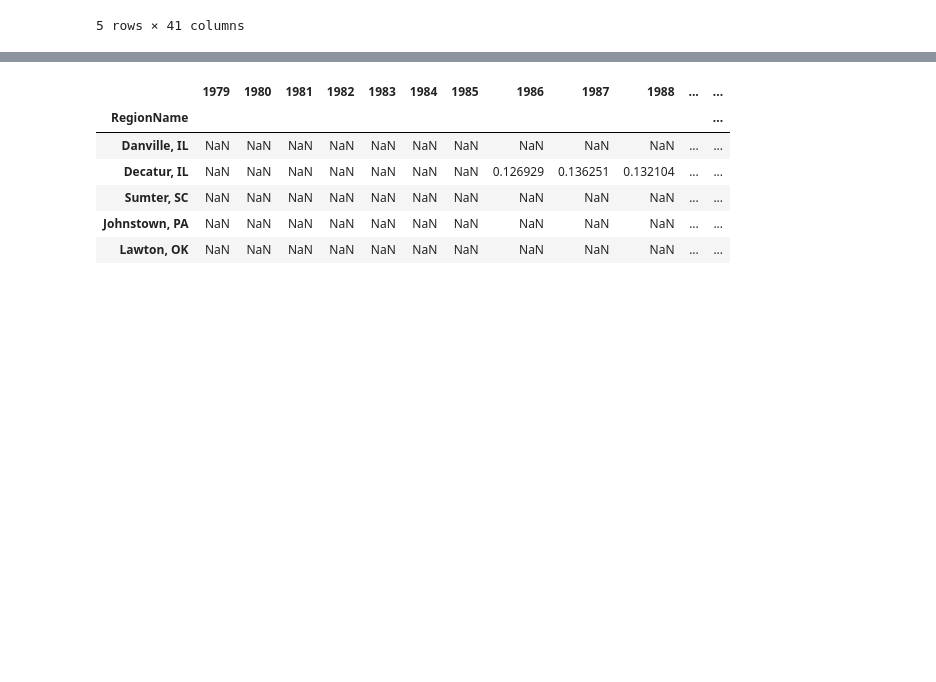
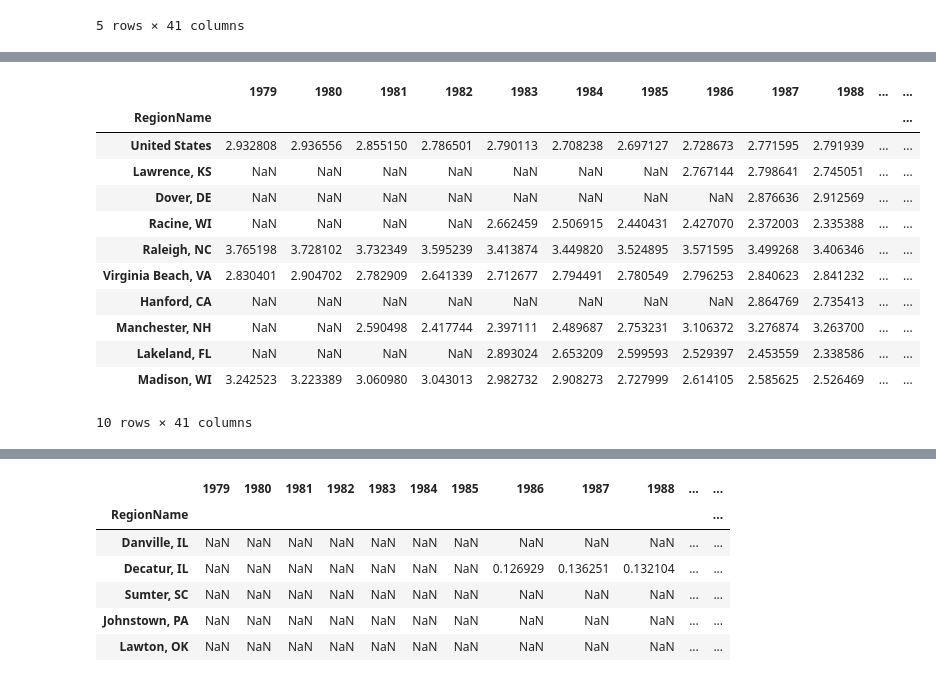
Before and after one commit to goldphoenix90/DataProject1, a Jupyter notebook: Zillow/Sales to Income Analysis.ipynb, the cells around one changed output, grey strips where cells are left out. Saved outputs shown, nothing was run; the diff lists cells and outputs as text; code cells hidden in the pictures; blank space fills up the shorter version.

```diff
--- a/Zillow/Sales to Income Analysis.ipynb
+++ b/Zillow/Sales to Income Analysis.ipynb
@@ -334,0 +352,19 @@ plt.grid()
+# %%
+# df.loc[df['column_name'] == some_value]
+afford_optimal = afford_yearly.loc[afford_yearly["2018"] < 3.493]
+afford_optimal_sorted= afford_optimal.sort_values(by=["2018"], ascending = False)
+afford_optimal_sorted.head(10)
+# %% [output]
+|  | 1979 | 1980 | 1981 | 1982 | 1983 | 1984 | 1985 | 1986 | 1987 | 1988 | ... | ... |
+| RegionName |  |  |  |  |  |  |  |  |  |  |  | ... |
+| United States | 2.932808 | 2.936556 | 2.855150 | 2.786501 | 2.790113 | 2.708238 | 2.697127 | 2.728673 | 2.771595 | 2.791939 | ... | ... |
+| Lawrence, KS | NaN | NaN | NaN | NaN | NaN | NaN | NaN | 2.767144 | 2.798641 | 2.745051 | ... | ... |
+| Dover, DE | NaN | NaN | NaN | NaN | NaN | NaN | NaN | NaN | 2.876636 | 2.912569 | ... | ... |
+| Racine, WI | NaN | NaN | NaN | NaN | 2.662459 | 2.506915 | 2.440431 | 2.427070 | 2.372003 | 2.335388 | ... | ... |
+| Raleigh, NC | 3.765198 | 3.728102 | 3.732349 | 3.595239 | 3.413874 | 3.449820 | 3.524895 | 3.571595 | 3.499268 | 3.406346 | ... | ... |
+| Virginia Beach, VA | 2.830401 | 2.904702 | 2.782909 | 2.641339 | 2.712677 | 2.794491 | 2.780549 | 2.796253 | 2.840623 | 2.841232 | ... | ... |
+| Hanford, CA | NaN | NaN | NaN | NaN | NaN | NaN | NaN | NaN | 2.864769 | 2.735413 | ... | ... |
+| Manchester, NH | NaN | NaN | 2.590498 | 2.417744 | 2.397111 | 2.489687 | 2.753231 | 3.106372 | 3.276874 | 3.263700 | ... | ... |
+| Lakeland, FL | NaN | NaN | NaN | NaN | 2.893024 | 2.653209 | 2.599593 | 2.529397 | 2.453559 | 2.338586 | ... | ... |
+| Madison, WI | 3.242523 | 3.223389 | 3.060980 | 3.043013 | 2.982732 | 2.908273 | 2.727999 | 2.614105 | 2.585625 | 2.526469 | ... | ... |
+10 rows × 41 columns
```
Also changed, not shown: parts of 10 cells of this notebook, 5 other files.
